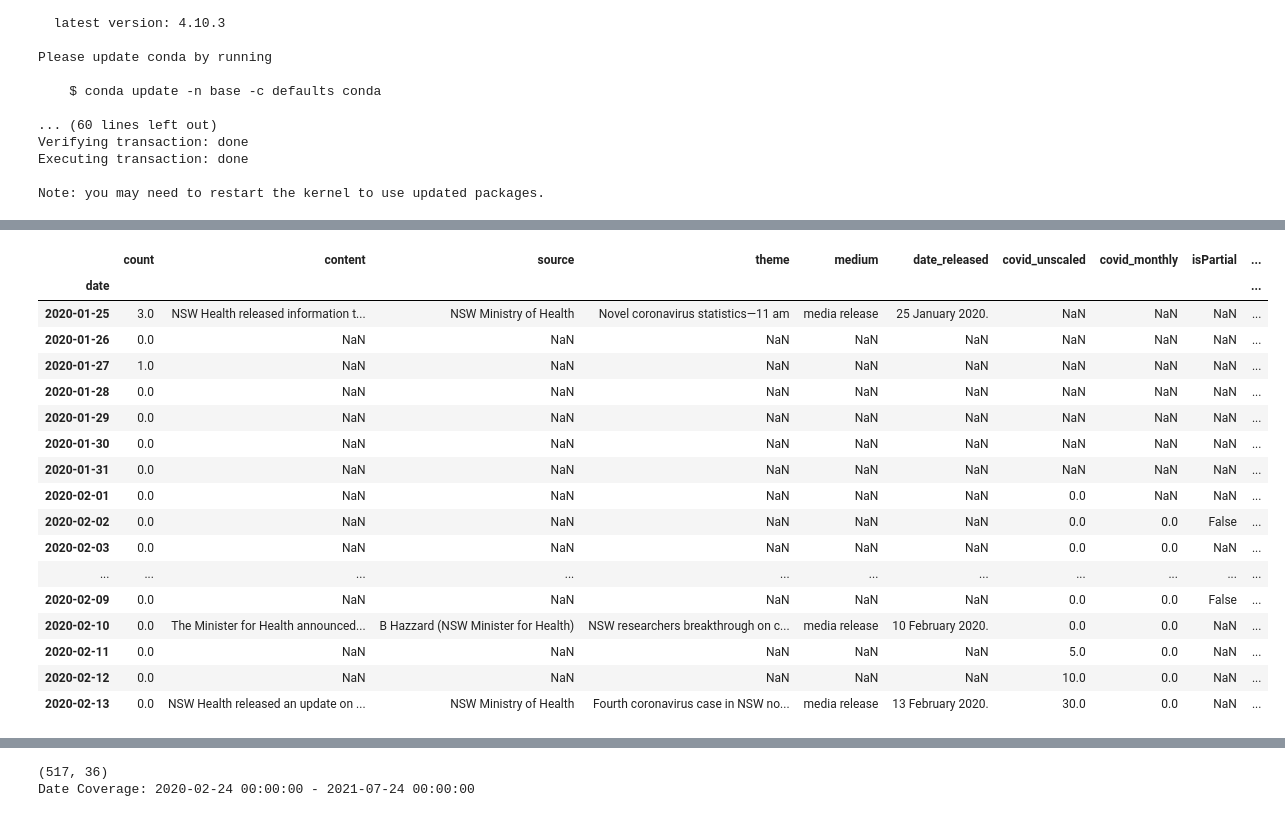
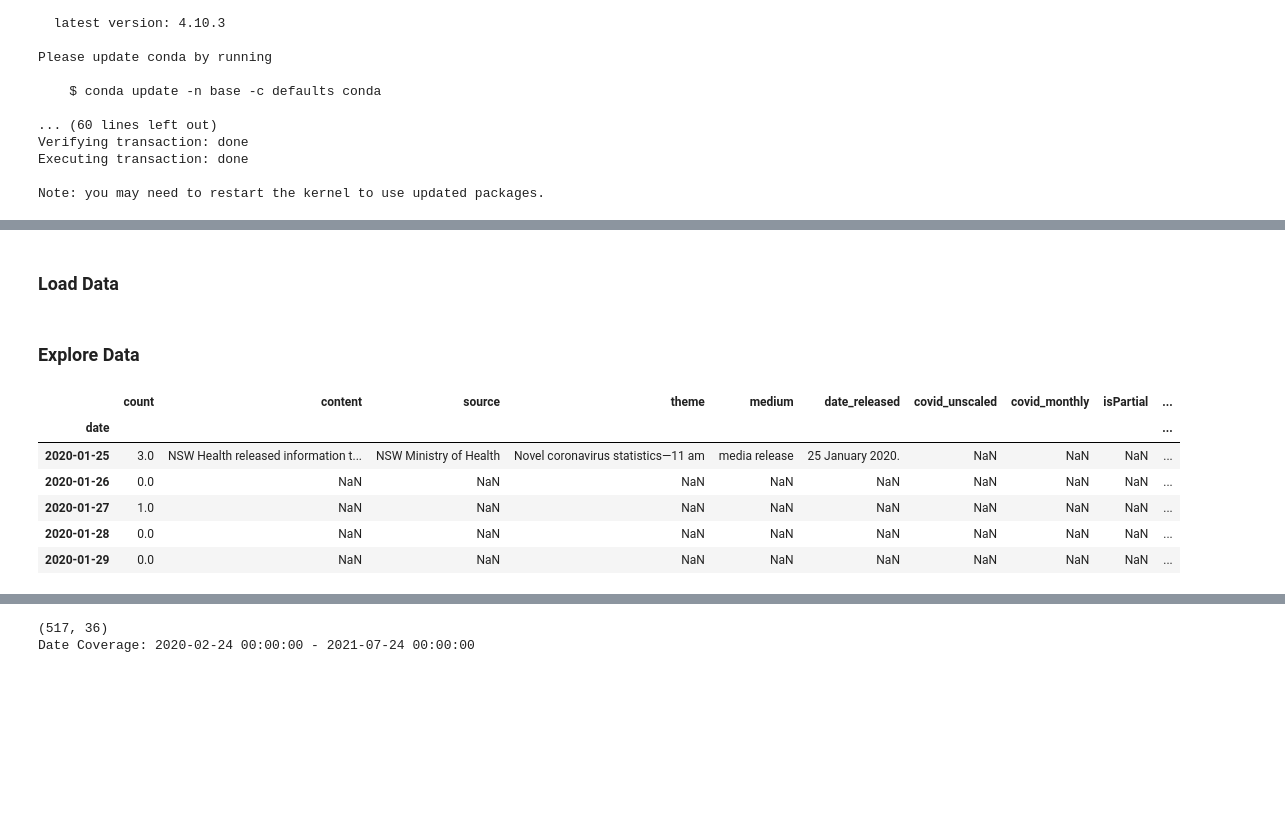
Before and after one commit to samhiggs/lockdown-predictor, a Jupyter notebook: lockdown_analysis.ipynb, the cells around one changed output, grey strips where cells are left out. Drawn from its saved outputs; the diff is of its cells as text; code cells hidden in the pictures; blank space fills up the shorter version.

```diff
--- a/lockdown_analysis.ipynb
+++ b/lockdown_analysis.ipynb
@@ -248 +125,3 @@ data_frames = data_loader.get_data()
+# %% [markdown]
+### Load Data
 # %%
@@ -249,23 +131,14 @@ data_frames = data_loader.get_data()
 df = reduce(lambda  left,right: pd.merge(left,right,on=['date'],
                                             how='outer'), data_frames[:-1])
+# %% [markdown]
+### Explore Data
 # %%
-df.head(20)
+df.head()
 # %% [output]
 |  | count | content | source | theme | medium | date_released | covid_unscaled | covid_monthly | isPartial | ... |
 | date |  |  |  |  |  |  |  |  |  | ... |
 | 2020-01-25 | 3.0 | NSW Health released information t... | NSW Ministry of Health | Novel coronavirus statistics—11 am | media release | 25 January 2020. | NaN | NaN | NaN | ... |
 | 2020-01-26 | 0.0 | NaN | NaN | NaN | NaN | NaN | NaN | NaN | NaN | ... |
 | 2020-01-27 | 1.0 | NaN | NaN | NaN | NaN | NaN | NaN | NaN | NaN | ... |
 | 2020-01-28 | 0.0 | NaN | NaN | NaN | NaN | NaN | NaN | NaN | NaN | ... |
 | 2020-01-29 | 0.0 | NaN | NaN | NaN | NaN | NaN | NaN | NaN | NaN | ... |
-| 2020-01-30 | 0.0 | NaN | NaN | NaN | NaN | NaN | NaN | NaN | NaN | ... |
-| 2020-01-31 | 0.0 | NaN | NaN | NaN | NaN | NaN | NaN | NaN | NaN | ... |
-| 2020-02-01 | 0.0 | NaN | NaN | NaN | NaN | NaN | 0.0 | NaN | NaN | ... |
-| 2020-02-02 | 0.0 | NaN | NaN | NaN | NaN | NaN | 0.0 | 0.0 | False | ... |
-| 2020-02-03 | 0.0 | NaN | NaN | NaN | NaN | NaN | 0.0 | 0.0 | NaN | ... |
-| ... | ... | ... | ... | ... | ... | ... | ... | ... | ... | ... |
-| 2020-02-09 | 0.0 | NaN | NaN | NaN | NaN | NaN | 0.0 | 0.0 | False | ... |
-| 2020-02-10 | 0.0 | The Minister for Health announced... | B Hazzard (NSW Minister for Health) | NSW researchers breakthrough on c... | media release | 10 February 2020. | 0.0 | 0.0 | NaN | ... |
-| 2020-02-11 | 0.0 | NaN | NaN | NaN | NaN | NaN | 5.0 | 0.0 | NaN | ... |
-| 2020-02-12 | 0.0 | NaN | NaN | NaN | NaN | NaN | 10.0 | 0.0 | NaN | ... |
-| 2020-02-13 | 0.0 | NSW Health released an update on ... | NSW Ministry of Health | Fourth coronavirus case in NSW no... | media release | 13 February 2020. | 30.0 | 0.0 | NaN | ... |
```
Also changed, not shown: parts of 29 cells of this notebook, 2 other files.
